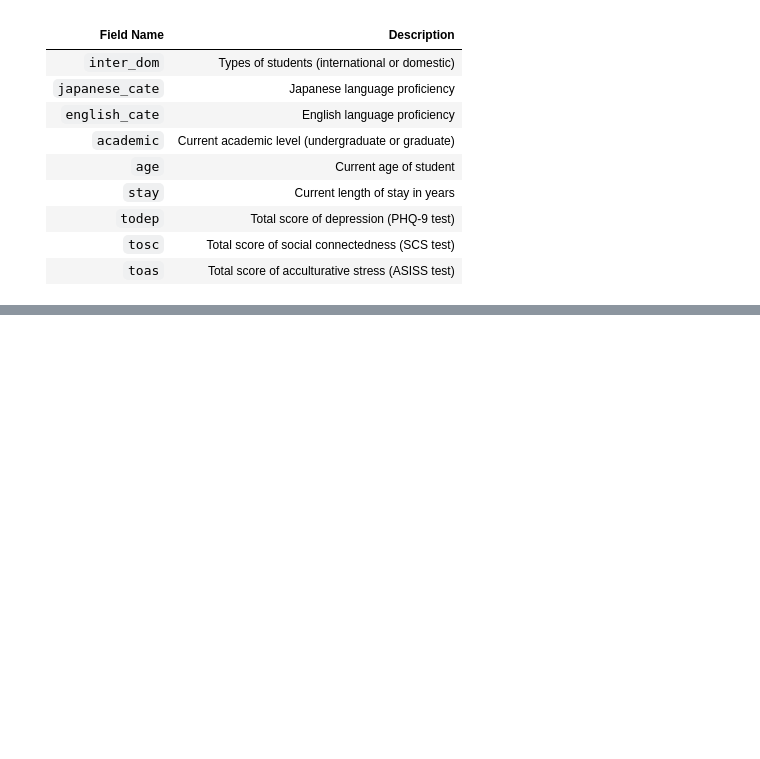
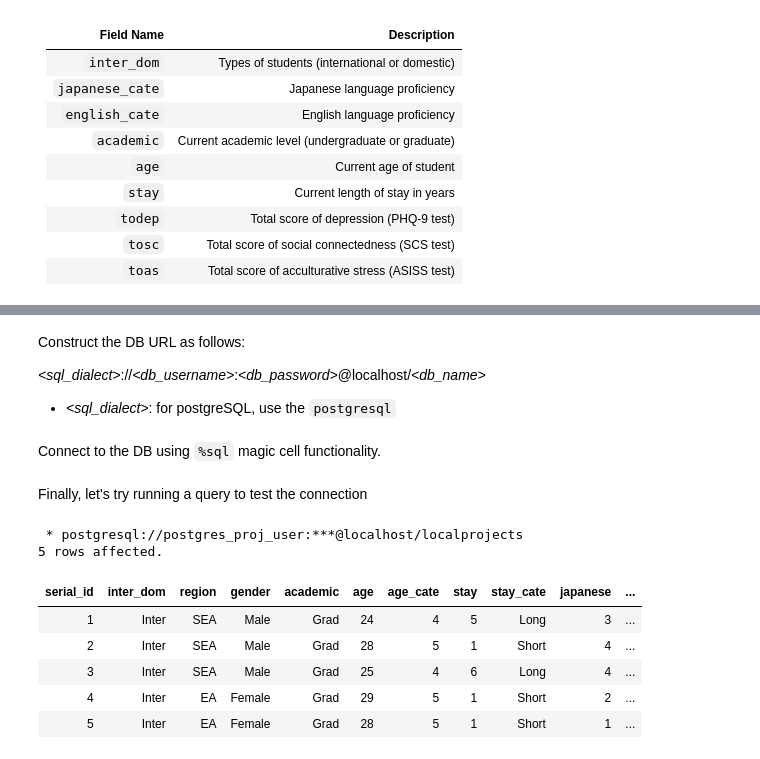
Before and after one commit to jrili/datacamp-analyzing-students-mental-health, a Jupyter notebook: datacamp_analyzing_students_mental_health.ipynb, the cells around one changed output, grey strips where cells are left out. Drawn from its saved outputs; the diff is of its cells as text; code cells hidden in the pictures; blank space fills up the shorter version.

```diff
--- a/datacamp_analyzing_students_mental_health.ipynb
+++ b/datacamp_analyzing_students_mental_health.ipynb
@@ -41,0 +182,5 @@ FROM students;
+# %% [markdown]
+Construct the DB URL as follows:
+
+_\<sql_dialect\>_://_\<db_username\>_:_\<db_password\>_@localhost/_\<db_name\>_
+* _\<sql_dialect\>_: for postgreSQL, use the `postgresql`
@@ -41,0 +190,2 @@ FROM students;
+# %% [markdown]
+Connect to the DB using `%sql` magic cell functionality.
@@ -41,0 +194,16 @@ FROM students;
+# %% [markdown]
+Finally, let's try running a query to test the connection
+# %%
+%%sql
+SELECT *
+FROM students
+LIMIT 5
+# %% [output]
+ * postgresql://postgres_proj_user:***@localhost/localprojects
+5 rows affected.
+| serial_id | inter_dom | region | gender | academic | age | age_cate | stay | stay_cate | japanese | ... |
+| 1 | Inter | SEA | Male | Grad | 24 | 4 | 5 | Long | 3 | ... |
+| 2 | Inter | SEA | Male | Grad | 28 | 5 | 1 | Short | 4 | ... |
+| 3 | Inter | SEA | Male | Grad | 25 | 4 | 6 | Long | 4 | ... |
+| 4 | Inter | EA | Female | Grad | 29 | 5 | 1 | Short | 2 | ... |
+| 5 | Inter | EA | Female | Grad | 28 | 5 | 1 | Short | 1 | ... |
```
Also changed, not shown: parts of 36 cells of this notebook, 1 other file.
